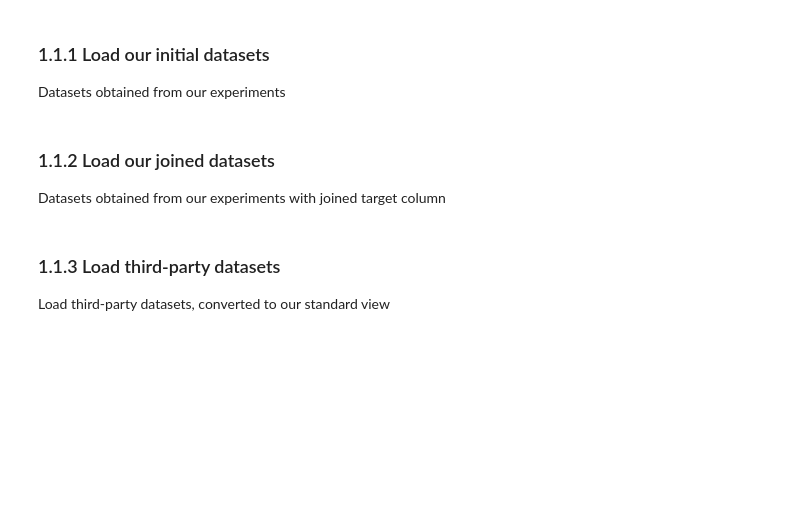
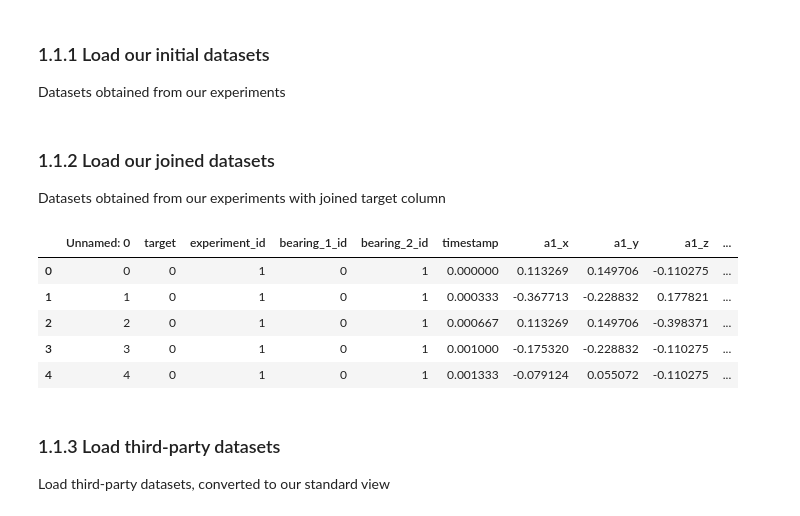
Before and after one commit to RuslanBabudzhan/QuantumBearings, a Jupyter notebook: notebooks/UsageExamples.ipynb, the cells around one changed output. Saved outputs shown, nothing was run; the diff lists cells and outputs as text; code cells hidden in the pictures; blank space fills up the shorter version.

```diff
--- a/notebooks/UsageExamples.ipynb
+++ b/notebooks/UsageExamples.ipynb
@@ -18,3 +16,20 @@ third_party_data_path = os.path.join(project_folder, "data/third party datasets/
+# %%
+root = get_project_root()
+config = configparser.ConfigParser()
+config.read(os.path.join(root, "userconfig.ini"))
+
+own_data_path = config['Path']['own_data_path']
+third_party_data_path = config['Path']['third_party_data_path']
+Cesar1_path = config['Path']['Cesar1_path']
+
+images_path = config['Path']['images_path']
+public_images_path = config['Path']['public_images_path']
+
+tables_path = config['Path']['tables_path']
+public_tables_path = config['Path']['public_tables_path']
+
+bootstrap_jsons_path = config['Path']['bootstrap_jsons_path']
+single_jsons_path = config['Path']['single_jsons_path']
 # %% [markdown]
 ### 1.1.1 Load our initial datasets
 Datasets obtained from our experiments
@@ -25,7 +40,15 @@ classes_dataset = pd.read_csv(os.path.join(own_data_path, 'bearing_classes.csv')
 ### 1.1.2 Load our joined datasets
 Datasets obtained from our experiments with joined target column
 # %%
-full_dataset = pd.read_csv(os.path.join(own_data_path, 'bearings.csv'), delimiter=',')
+full_dataset = pd.read_csv(os.path.join(root, own_data_path, 'bearings.csv'), delimiter=',')
+full_dataset.head()
+# %% [output]
+|  | Unnamed: 0 | target | experiment_id | bearing_1_id | bearing_2_id | timestamp | a1_x | a1_y | a1_z | ... |
+| 0 | 0 | 0 | 1 | 0 | 1 | 0.000000 | 0.113269 | 0.149706 | -0.110275 | ... |
+| 1 | 1 | 0 | 1 | 0 | 1 | 0.000333 | -0.367713 | -0.228832 | 0.177821 | ... |
+| 2 | 2 | 0 | 1 | 0 | 1 | 0.000667 | 0.113269 | 0.149706 | -0.398371 | ... |
+| 3 | 3 | 0 | 1 | 0 | 1 | 0.001000 | -0.175320 | -0.228832 | -0.110275 | ... |
+| 4 | 4 | 0 | 1 | 0 | 1 | 0.001333 | -0.079124 | 0.055072 | -0.110275 | ... |
 # %% [markdown]
 ### 1.1.3 Load third-party datasets
 Load third-party datasets, converted to our standard view
```
Also changed, not shown: parts of 11 cells of this notebook.
